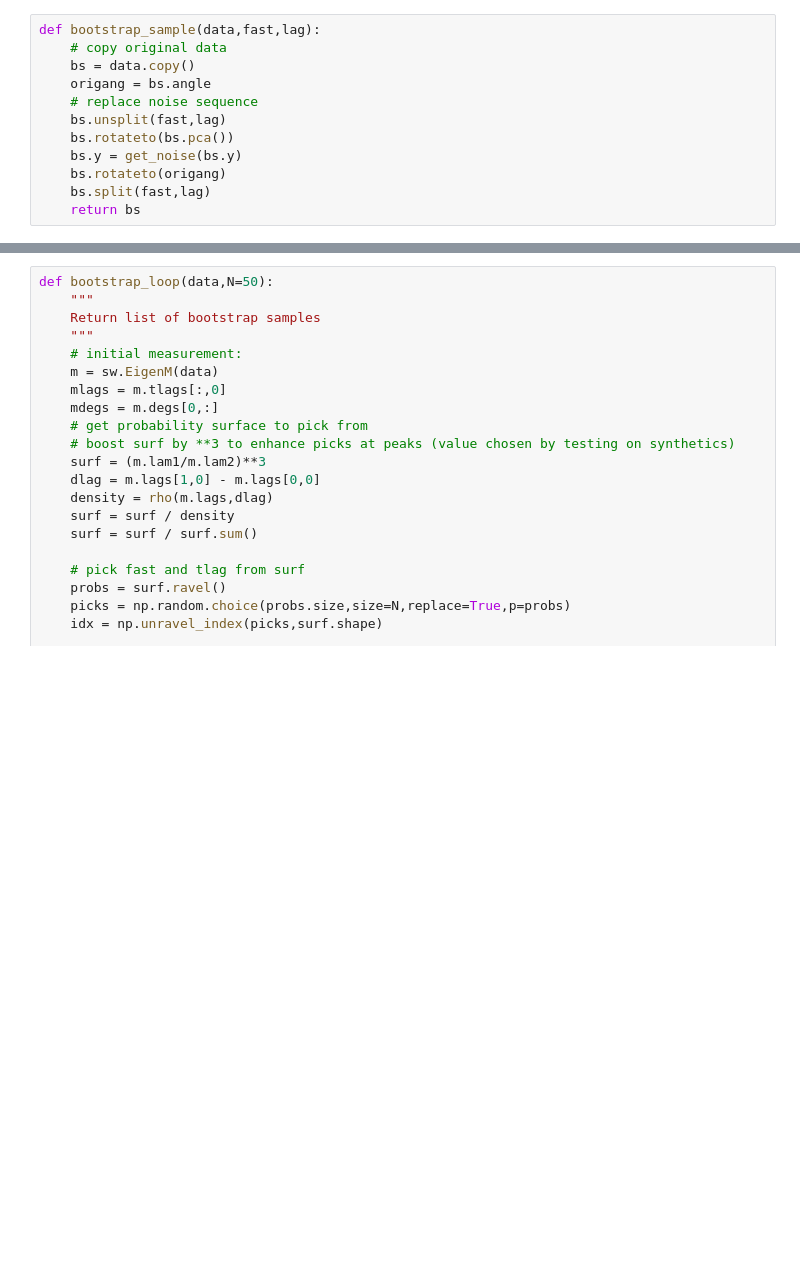
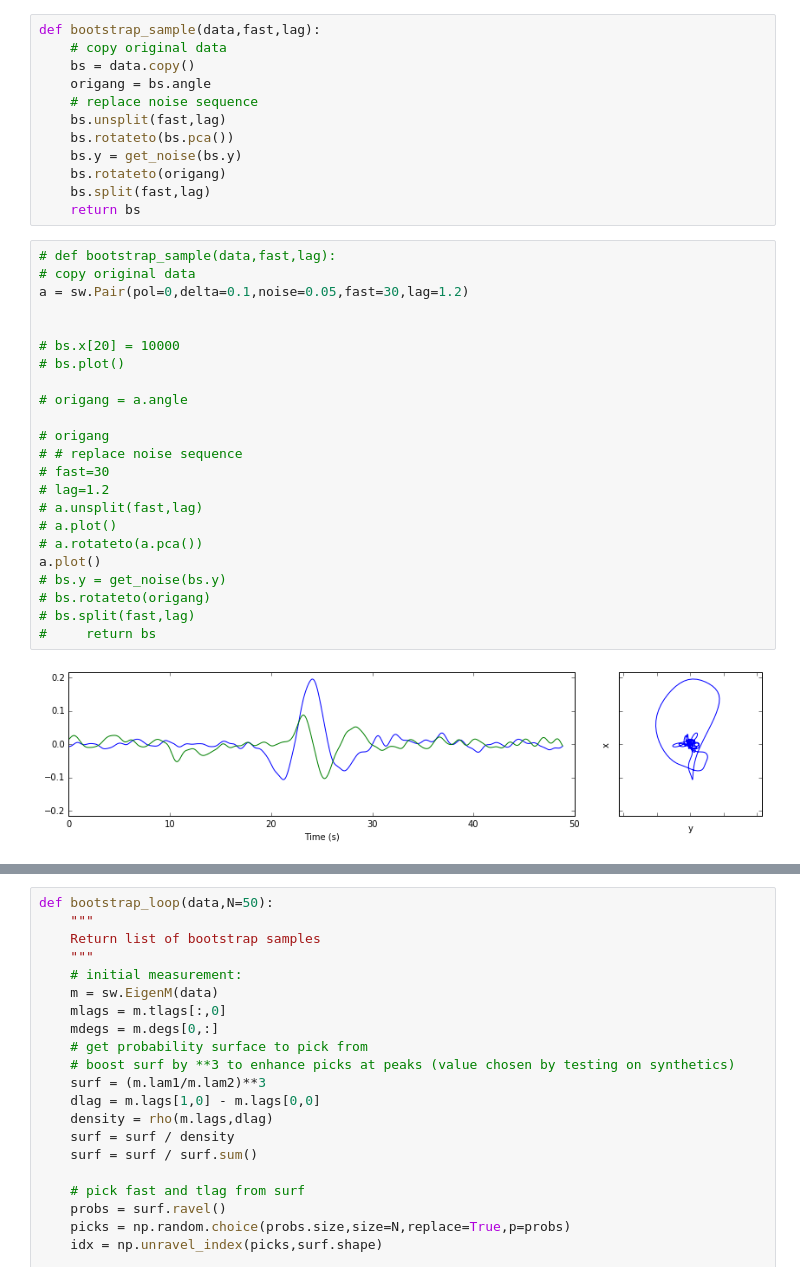
Before and after one commit to JackWalpole/splitwavepy, a Jupyter notebook: devel/Bootstrap.ipynb, the cells around one changed output, grey strips where cells are left out. Saved outputs shown, nothing was run; the diff lists cells and outputs as text; blank space fills up the shorter version.

```diff
--- a/devel/Bootstrap.ipynb
+++ b/devel/Bootstrap.ipynb
@@ -37,4 +37,29 @@ def bootstrap_sample(data,fast,lag):
     bs.rotateto(origang)
     bs.split(fast,lag)
     return bs
+# %%
+# def bootstrap_sample(data,fast,lag):
+# copy original data
+a = sw.Pair(pol=0,delta=0.1,noise=0.05,fast=30,lag=1.2)
+
+
+# bs.x[20] = 10000
+# bs.plot()
+
+# origang = a.angle
+
+# origang
+# # replace noise sequence
+# fast=30
+# lag=1.2
+# a.unsplit(fast,lag)
+# a.plot()
+# a.rotateto(a.pca())
+a.plot()
+# bs.y = get_noise(bs.y)
+# bs.rotateto(origang)
+# bs.split(fast,lag)
+#     return bs
+# %% [output]
+[figure, added]
 # %%
```
Also changed, not shown: parts of 1 cell of this notebook, 4 other files.
